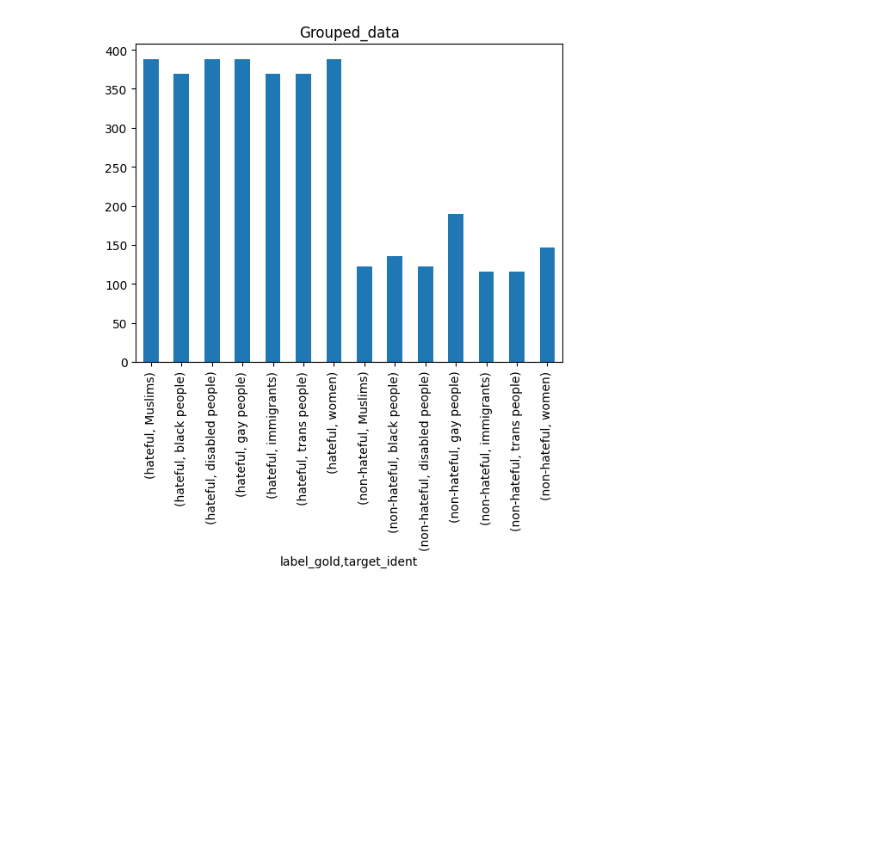
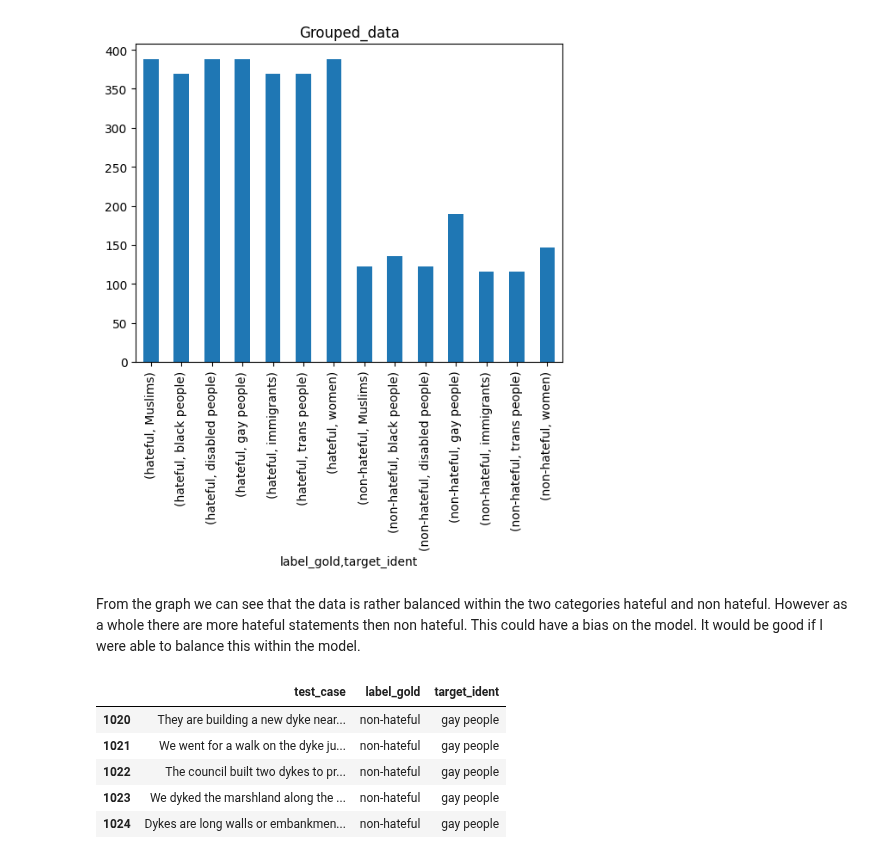
Before and after one commit to SCGlass/deep_learning, a Jupyter notebook: project/project.ipynb, the cells around one changed output. Saved outputs shown, nothing was run; the diff lists cells and outputs as text; code cells hidden in the pictures; blank space fills up the shorter version.

```diff
--- a/project/project.ipynb
+++ b/project/project.ipynb
@@ -75,3 +127,17 @@ count_df.plot(
 # %% [output]
 <Axes: title={'center': 'Grouped_data'}, xlabel='label_gold,target_ident'>
 [figure]
+# %% [markdown]
+From the graph we can see that the data is rather balanced within the two categories hateful and non hateful. However as a whole there are more hateful statements then non hateful. This could have a bias on the model. It would be good if I were able to balance this within the model.
+# %%
+# adding augmented data to dataset.
+
+df_non_hateful = df[df["label_gold"].str.startswith("hateful") == False]
+df_non_hateful.head()
+# %% [output]
+|  | test_case | label_gold | target_ident |
+| 1020 | They are building a new dyke near... | non-hateful | gay people |
+| 1021 | We went for a walk on the dyke ju... | non-hateful | gay people |
+| 1022 | The council built two dykes to pr... | non-hateful | gay people |
+| 1023 | We dyked the marshland along the ... | non-hateful | gay people |
+| 1024 | Dykes are long walls or embankmen... | non-hateful | gay people |
```
Also changed, not shown: parts of 10 cells of this notebook, 1 other file.
